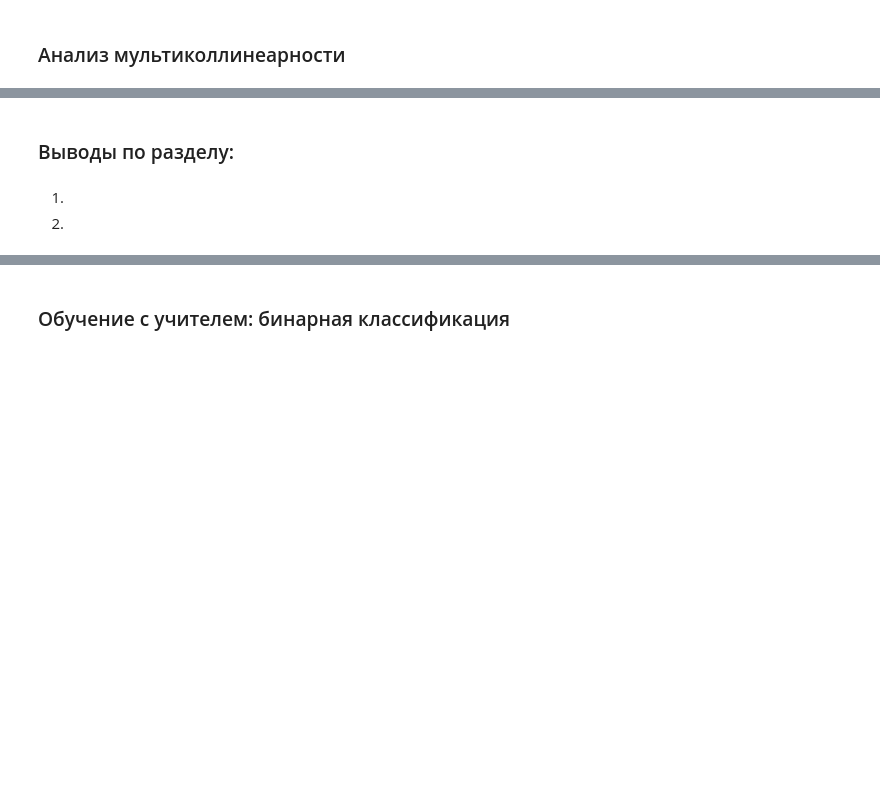
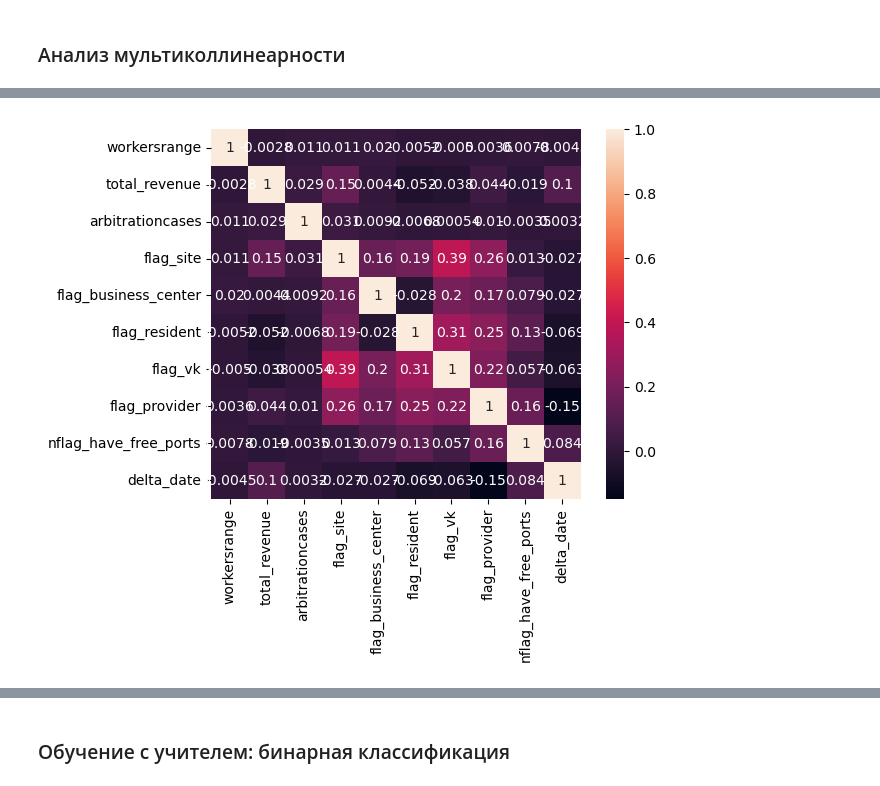
Before and after one commit to abakhmetev/Hackathon_RTK, a Jupyter notebook: Hakaton_Anna.ipynb, the cells around one changed output, grey strips where cells are left out. Saved outputs shown, nothing was run; the diff lists cells and outputs as text; code cells hidden in the pictures; blank space fills up the shorter version.

```diff
--- a/Hakaton_Anna.ipynb
+++ b/Hakaton_Anna.ipynb
@@ -715,0 +769,8 @@ memory usage: 112.9+ MB
+# %%
+# Создаем таблицу из final_data_sales и 8000 случайных строк final_data_predict
+train_data = pd.concat([final_data_sales, concat_data.sample(8000)], ignore_index=True)
+# Заменяем в столбцах 'month_sale','sale_size','sale_count' NaN
+train_data['month_sale'] = train_data['month_sale'].fillna(0)
+train_data['sale_size'] = train_data['sale_size'].fillna(0)
+train_data['sale_count'] = train_data['sale_count'].fillna(0)
+train_data.info()
@@ -715,0 +816,9 @@ memory usage: 112.9+ MB
+# %%
+columns_list = ['arbitrationcases', 'flag_site', 'flag_business_center', 'flag_resident',
+                         'flag_vk', 'flag_provider', 'nflag_have_free_ports', 'ETTH', 'FTTx', 'PON',
+                         'unknown', 'xDSL', 'БШПД', 'Оптика', 'delta_date', 'workersrange']
+
+for i in columns_list:
+    train_data[i] = train_data[i].fillna(value=0)
+# %%
+train_data = train_data.dropna()
@@ -716,2 +838,8 @@ memory usage: 112.9+ MB
+# %%
+#собираем x пока без 'Industry'
+x = train_data[['workersrange', 'total_revenue', 'arbitrationcases', 'flag_site',
+                             'flag_business_center', 'flag_resident', 'flag_vk', 'flag_provider',
+                             'nflag_have_free_ports', 'ETTH', 'FTTx', 'PON', 'unknown', 'xDSL',
+                             'БШПД', 'Оптика', 'delta_date']]
 # %%
 # Раскладываем индустрии из поля Industry по разным полям
@@ -836,4 +914,10 @@ memory usage: 2.1+ MB
 # %%
-#матрица корреляции
-corr_matrix = X_for_kmeans.corr()
+#тепловая карты
+corr_matrix = x[['workersrange', 'total_revenue', 'arbitrationcases', 'flag_site',
+                             'flag_business_center', 'flag_resident', 'flag_vk', 'flag_provider',
+                             'nflag_have_free_ports', 'delta_date']].corr()
 fig, ax = plt.subplots()
+sns.heatmap(corr_matrix, annot=True, square=True)
+plt.show()
+# %% [output]
+[figure, added]
@@ -855,5 +923,0 @@ data.head()
-# %% [markdown]
-### Выводы по разделу:
-# %% [markdown]
-1.
-2.
```
Also changed, not shown: parts of 115 cells of this notebook.
